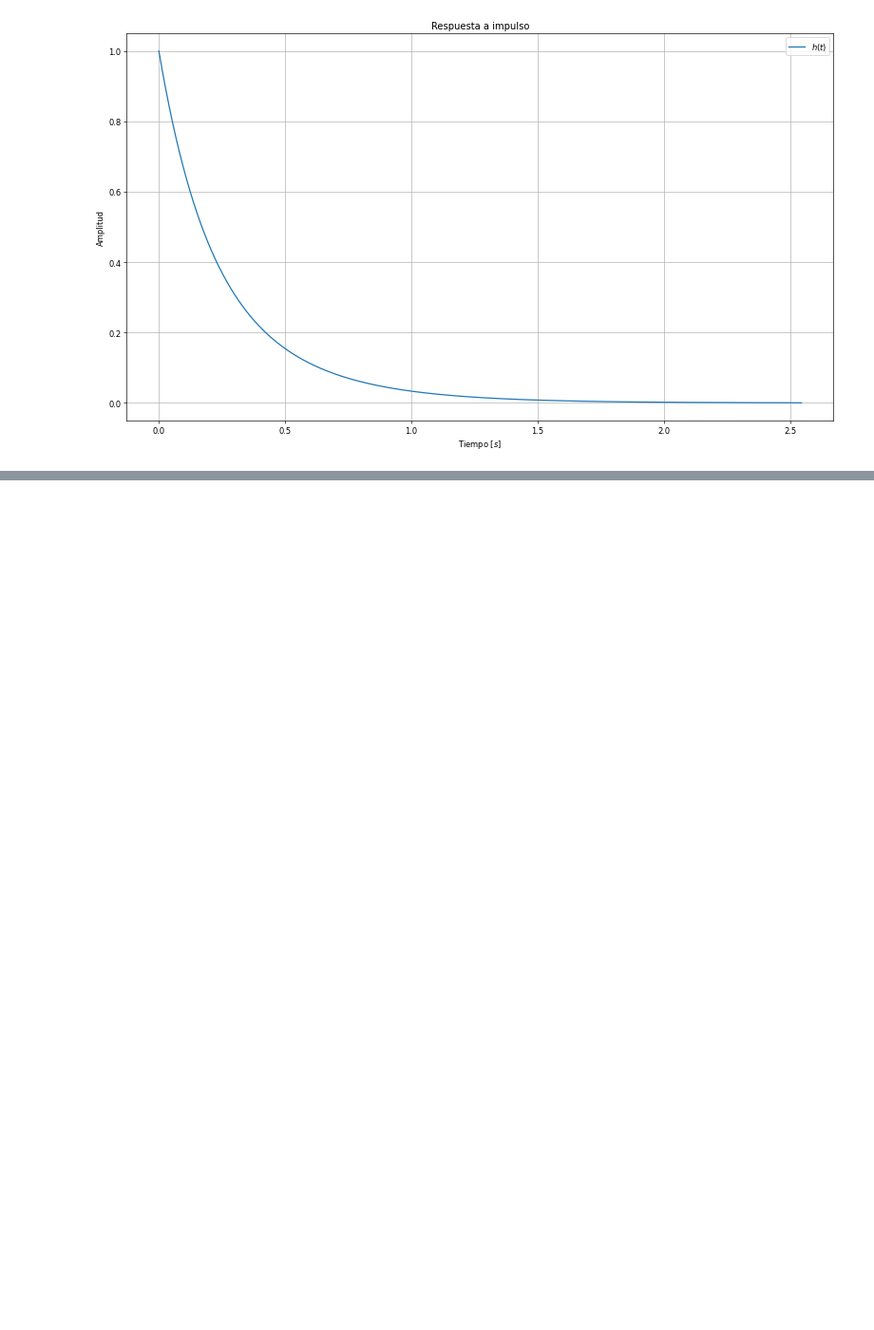
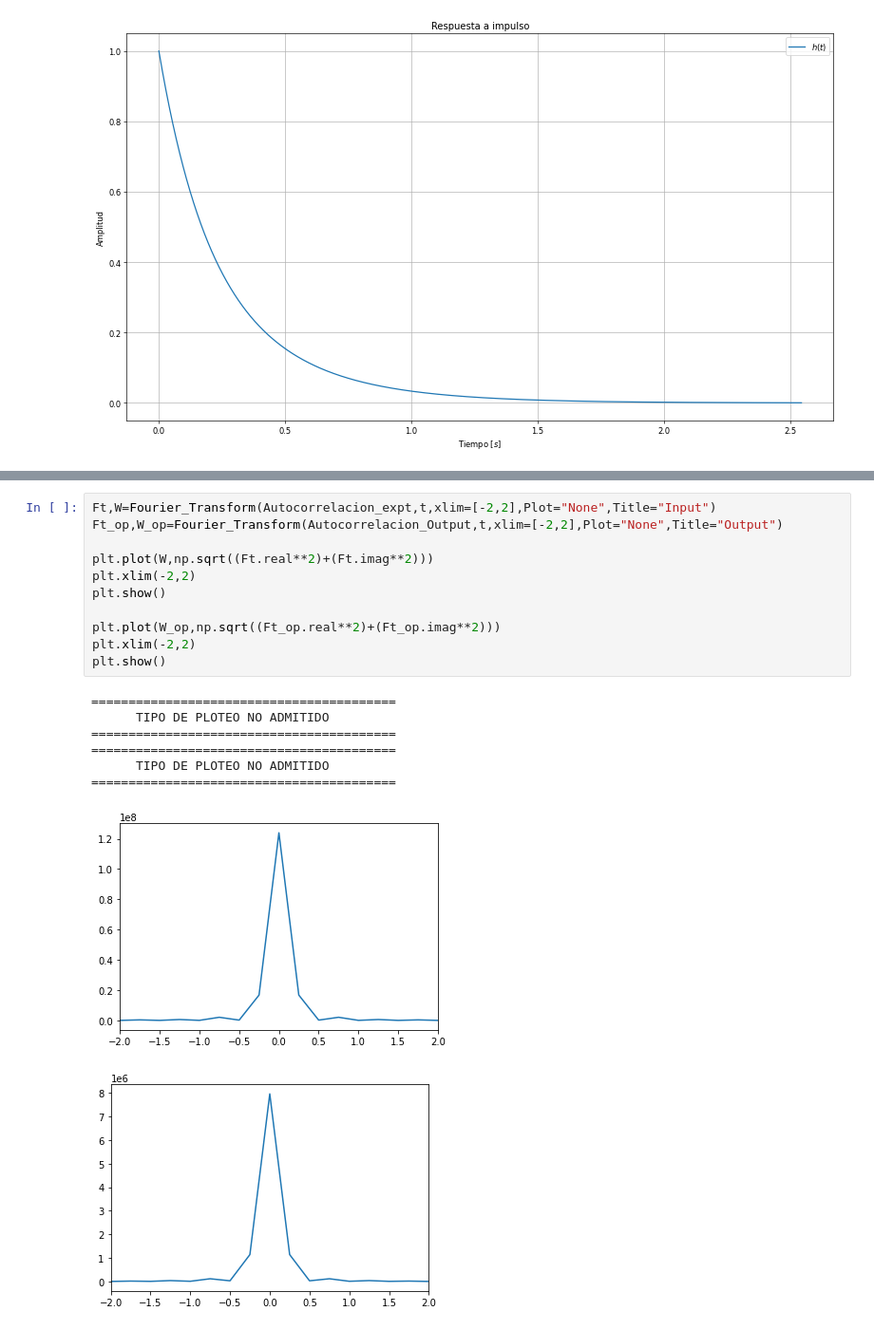
Before and after one commit to deathperminut/Teoria_Se-ales, a Jupyter notebook: Cuadernillos_ipynb_señales/Circuito_Redes.ipynb, the cells around one changed output, grey strips where cells are left out. Shown at 95% size. Saved outputs shown, nothing was run; the diff lists cells and outputs as text; blank space fills up the shorter version.

```diff
--- a/Cuadernillos_ipynb_señales/Circuito_Redes.ipynb
+++ b/Cuadernillos_ipynb_señales/Circuito_Redes.ipynb
@@ -187,3 +209,23 @@ fig.tight_layout()
+# %%
+Ft,W=Fourier_Transform(Autocorrelacion_expt,t,xlim=[-2,2],Plot="None",Title="Input")
+Ft_op,W_op=Fourier_Transform(Autocorrelacion_Output,t,xlim=[-2,2],Plot="None",Title="Output")
+
+plt.plot(W,np.sqrt((Ft.real**2)+(Ft.imag**2)))
+plt.xlim(-2,2)
+plt.show()
+
+plt.plot(W_op,np.sqrt((Ft_op.real**2)+(Ft_op.imag**2)))
+plt.xlim(-2,2)
+plt.show()
+# %% [output]
+=========================================
+      TIPO DE PLOTEO NO ADMITIDO
+=========================================
+=========================================
+      TIPO DE PLOTEO NO ADMITIDO
+=========================================
+[figure, added]
+[figure, added]
 # %%
 ### COMPARANDO HISTOGRAMAS:
 
```
Also changed, not shown: parts of 18 cells of this notebook, 6 other files.
